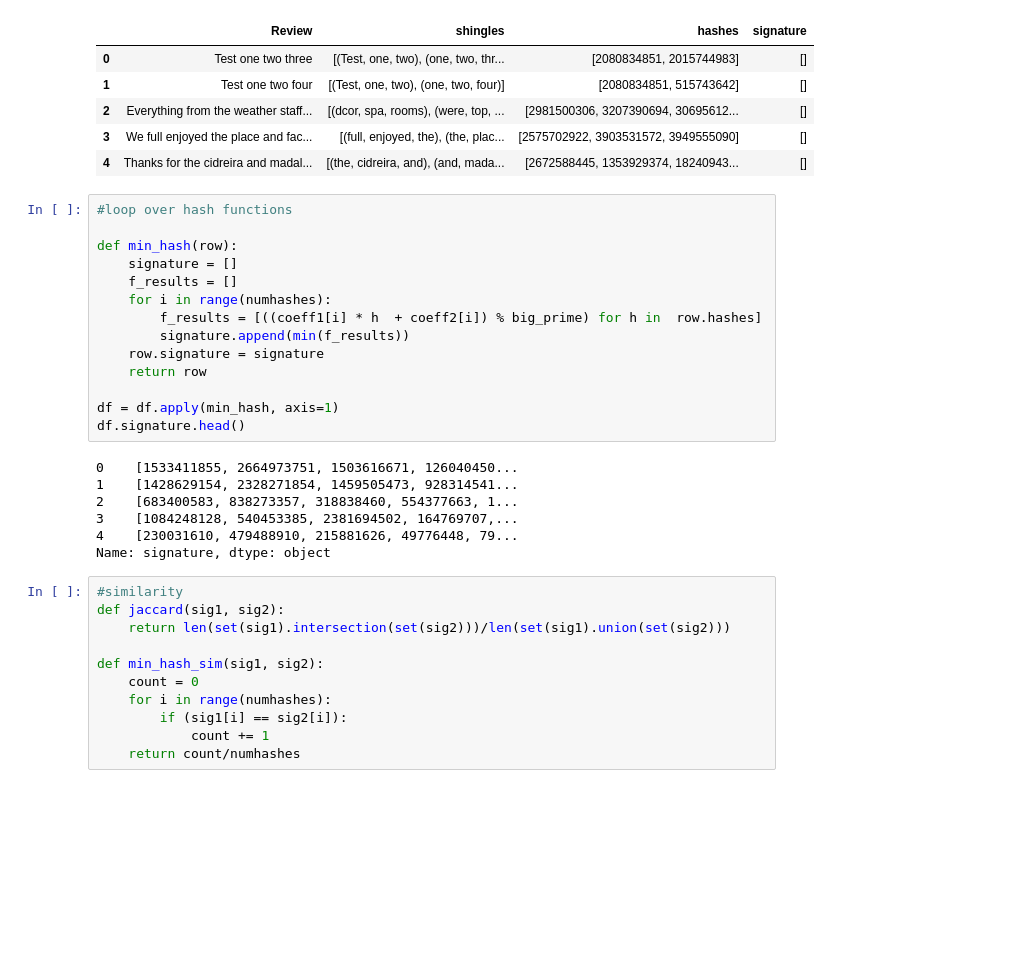
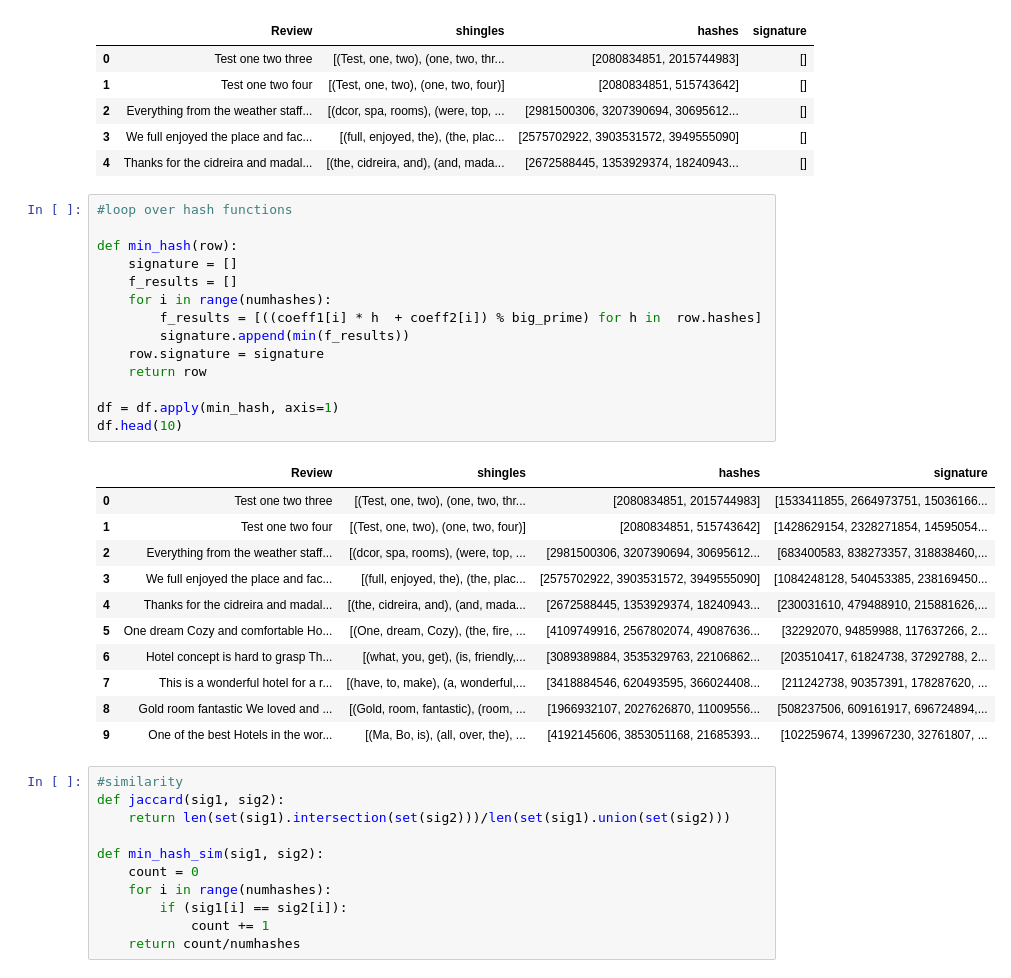
Before and after one commit to PorcianiAlex/data-mining, a Jupyter notebook: HW1/Shingling.ipynb, the cells around one changed output. Saved outputs shown, nothing was run; the diff lists cells and outputs as text; blank space fills up the shorter version.

```diff
--- a/HW1/Shingling.ipynb
+++ b/HW1/Shingling.ipynb
@@ -114,24 +114,29 @@ df.head()
 # %%
 #loop over hash functions
 
 def min_hash(row):
     signature = []
     f_results = []
     for i in range(numhashes):
         f_results = [((coeff1[i] * h  + coeff2[i]) % big_prime) for h in  row.hashes]
         signature.append(min(f_results))
     row.signature = signature
     return row
 
 df = df.apply(min_hash, axis=1)
-df.signature.head()
+df.head(10)
 # %% [output]
-0    [1533411855, 2664973751, 1503616671, 126040450...
-1    [1428629154, 2328271854, 1459505473, 928314541...
-2    [683400583, 838273357, 318838460, 554377663, 1...
-3    [1084248128, 540453385, 2381694502, 164769707,...
-4    [230031610, 479488910, 215881626, 49776448, 79...
-Name: signature, dtype: object
+|  | Review | shingles | hashes | signature |
+| 0 | Test one two three | [(Test, one, two), (one, two, thr... | [2080834851, 2015744983] | [1533411855, 2664973751, 15036166... |
+| 1 | Test one two four | [(Test, one, two), (one, two, four)] | [2080834851, 515743642] | [1428629154, 2328271854, 14595054... |
+| 2 | Everything from the weather staff... | [(dcor, spa, rooms), (were, top, ... | [2981500306, 3207390694, 30695612... | [683400583, 838273357, 318838460,... |
+| 3 | We full enjoyed the place and fac... | [(full, enjoyed, the), (the, plac... | [2575702922, 3903531572, 3949555090] | [1084248128, 540453385, 238169450... |
+| 4 | Thanks for the cidreira and madal... | [(the, cidreira, and), (and, mada... | [2672588445, 1353929374, 18240943... | [230031610, 479488910, 215881626,... |
+| 5 | One dream Cozy and comfortable Ho... | [(One, dream, Cozy), (the, fire, ... | [4109749916, 2567802074, 49087636... | [32292070, 94859988, 117637266, 2... |
+| 6 | Hotel concept is hard to grasp Th... | [(what, you, get), (is, friendly,... | [3089389884, 3535329763, 22106862... | [203510417, 61824738, 37292788, 2... |
+| 7 | This is a wonderful hotel for a r... | [(have, to, make), (a, wonderful,... | [3418884546, 620493595, 366024408... | [211242738, 90357391, 178287620, ... |
+| 8 | Gold room fantastic We loved and ... | [(Gold, room, fantastic), (room, ... | [1966932107, 2027626870, 11009556... | [508237506, 609161917, 696724894,... |
+| 9 | One of the best Hotels in the wor... | [(Ma, Bo, is), (all, over, the), ... | [4192145606, 3853051168, 21685393... | [102259674, 139967230, 32761807, ... |
 # %%
 #similarity
 def jaccard(sig1, sig2):
```
Also changed, not shown: parts of 3 cells of this notebook.
